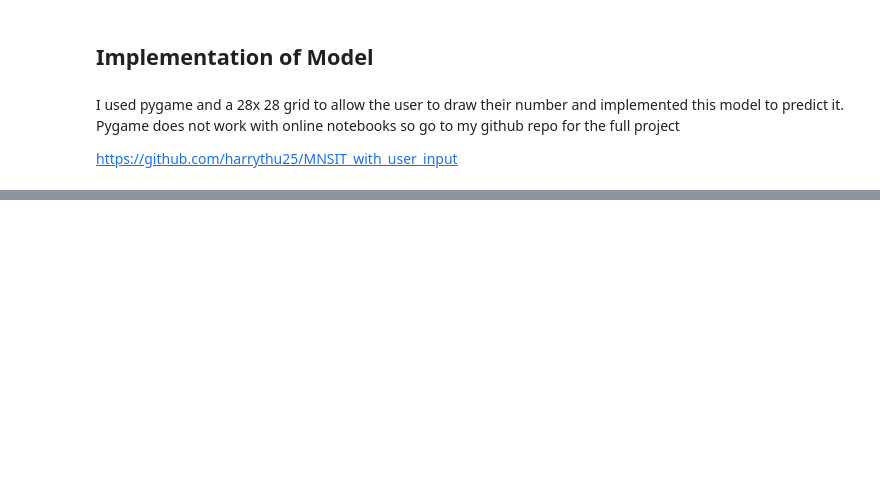
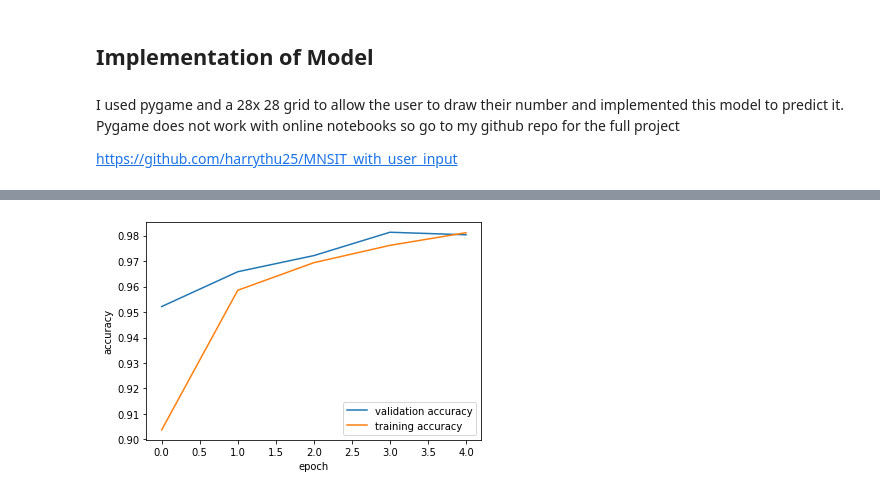
Before and after one commit to harrythu25/MNSIT_with_user_input, a Jupyter notebook: MNIST_model.ipynb, the cells around one changed output, grey strips where cells are left out. Saved outputs shown, nothing was run; the diff lists cells and outputs as text; code cells hidden in the pictures; blank space fills up the shorter version.

```diff
--- a/MNIST_model.ipynb
+++ b/MNIST_model.ipynb
@@ -114,0 +145,9 @@ https://github.com/harrythu25/MNSIT_with_user_input
+# %%
+plt.plot(training_results.history['val_accuracy'])
+plt.plot(training_results.history['accuracy'])
+plt.legend(['validation accuracy','training accuracy'], loc='lower right')
+plt.ylabel('accuracy')
+plt.xlabel('epoch')
+plt.show()
+# %% [output]
+[figure, added]
```
Also changed, not shown: parts of 12 cells of this notebook.
